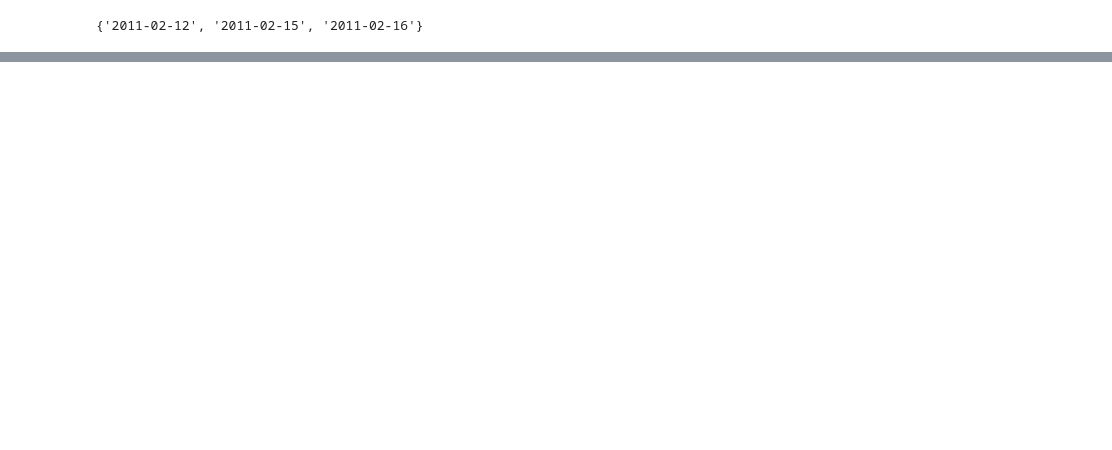
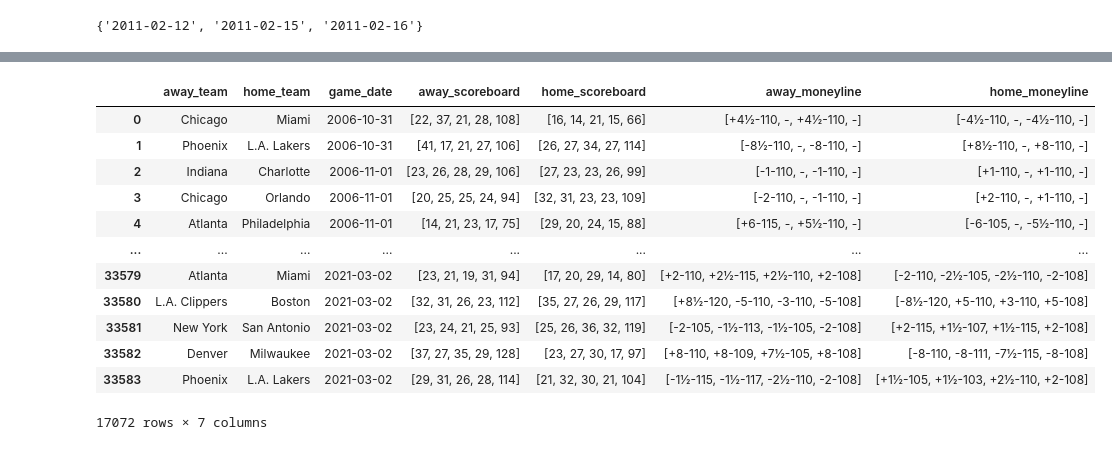
Before and after one commit to jnish23/NBA_Model, a Jupyter notebook: notebooks/ScrapingBettingLinesSelenium.ipynb, the cells around one changed output, grey strips where cells are left out. Saved outputs shown, nothing was run; the diff lists cells and outputs as text; code cells hidden in the pictures; blank space fills up the shorter version.

```diff
--- a/notebooks/ScrapingBettingLinesSelenium.ipynb
+++ b/notebooks/ScrapingBettingLinesSelenium.ipynb
@@ -160,0 +308,16 @@ df.tail(20)
+# %%
+spread_df
+# %% [output]
+|  | away_team | home_team | game_date | away_scoreboard | home_scoreboard | away_moneyline | home_moneyline |
+| 0 | Chicago | Miami | 2006-10-31 | [22, 37, 21, 28, 108] | [16, 14, 21, 15, 66] | [+4½-110, -, +4½-110, -] | [-4½-110, -, -4½-110, -] |
+| 1 | Phoenix | L.A. Lakers | 2006-10-31 | [41, 17, 21, 27, 106] | [26, 27, 34, 27, 114] | [-8½-110, -, -8-110, -] | [+8½-110, -, +8-110, -] |
+| 2 | Indiana | Charlotte | 2006-11-01 | [23, 26, 28, 29, 106] | [27, 23, 23, 26, 99] | [-1-110, -, -1-110, -] | [+1-110, -, +1-110, -] |
+| 3 | Chicago | Orlando | 2006-11-01 | [20, 25, 25, 24, 94] | [32, 31, 23, 23, 109] | [-2-110, -, -1-110, -] | [+2-110, -, +1-110, -] |
+| 4 | Atlanta | Philadelphia | 2006-11-01 | [14, 21, 23, 17, 75] | [29, 20, 24, 15, 88] | [+6-115, -, +5½-110, -] | [-6-105, -, -5½-110, -] |
+| ... | ... | ... | ... | ... | ... | ... | ... |
+| 33579 | Atlanta | Miami | 2021-03-02 | [23, 21, 19, 31, 94] | [17, 20, 29, 14, 80] | [+2-110, +2½-115, +2½-110, +2-108] | [-2-110, -2½-105, -2½-110, -2-108] |
+| 33580 | L.A. Clippers | Boston | 2021-03-02 | [32, 31, 26, 23, 112] | [35, 27, 26, 29, 117] | [+8½-120, -5-110, -3-110, -5-108] | [-8½-120, +5-110, +3-110, +5-108] |
+| 33581 | New York | San Antonio | 2021-03-02 | [23, 24, 21, 25, 93] | [25, 26, 36, 32, 119] | [-2-105, -1½-113, -1½-105, -2-108] | [+2-115, +1½-107, +1½-115, +2-108] |
+| 33582 | Denver | Milwaukee | 2021-03-02 | [37, 27, 35, 29, 128] | [23, 27, 30, 17, 97] | [+8-110, +8-109, +7½-105, +8-108] | [-8-110, -8-111, -7½-115, -8-108] |
+| 33583 | Phoenix | L.A. Lakers | 2021-03-02 | [29, 31, 26, 28, 114] | [21, 32, 30, 21, 104] | [-1½-115, -1½-117, -2½-110, -2-108] | [+1½-105, +1½-103, +2½-110, +2-108] |
+17072 rows × 7 columns
```
Also changed, not shown: parts of 14 cells of this notebook, 5 other files.
